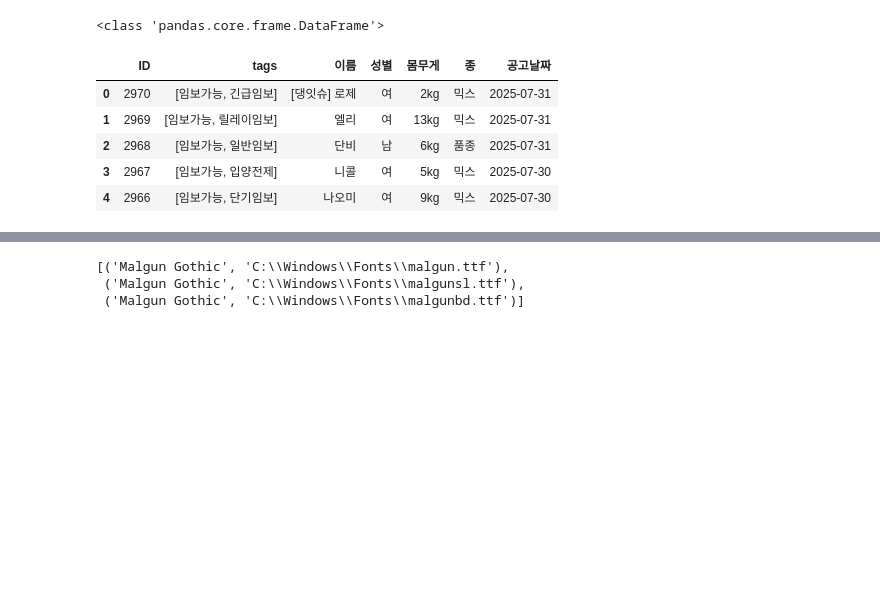
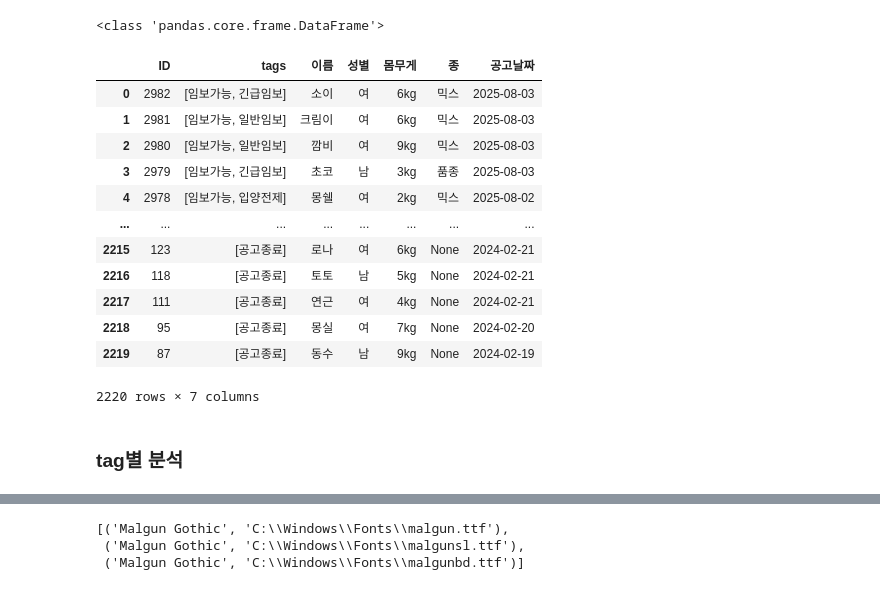
Before and after one commit to cooperear/SK_Shielders_4th_rookie_1st_Team_Project, a Jupyter notebook: dog_data_scraping.ipynb, the cells around one changed output, grey strips where cells are left out. Cells and saved outputs as stored; diff of their text form; code cells hidden in the pictures; blank space fills up the shorter version.

```diff
--- a/dog_data_scraping.ipynb
+++ b/dog_data_scraping.ipynb
@@ -86,17 +86,26 @@ with open('data/dog_data.json','w',encoding='utf-8') as file:
 # %%
 import pandas as pd
 
 dog_df = pd.read_json('data/dog_data.json')
 print(type(dog_df))
-dog_df.head()
+dog_df
 # %% [output]
 <class 'pandas.core.frame.DataFrame'>
 |  | ID | tags | 이름 | 성별 | 몸무게 | 종 | 공고날짜 |
-| 0 | 2970 | [임보가능, 긴급임보] | [댕잇슈] 로제 | 여 | 2kg | 믹스 | 2025-07-31 |
-| 1 | 2969 | [임보가능, 릴레이임보] | 엘리 | 여 | 13kg | 믹스 | 2025-07-31 |
-| 2 | 2968 | [임보가능, 일반임보] | 단비 | 남 | 6kg | 품종 | 2025-07-31 |
-| 3 | 2967 | [임보가능, 입양전제] | 니콜 | 여 | 5kg | 믹스 | 2025-07-30 |
-| 4 | 2966 | [임보가능, 단기임보] | 나오미 | 여 | 9kg | 믹스 | 2025-07-30 |
+| 0 | 2982 | [임보가능, 긴급임보] | 소이 | 여 | 6kg | 믹스 | 2025-08-03 |
+| 1 | 2981 | [임보가능, 일반임보] | 크림이 | 여 | 6kg | 믹스 | 2025-08-03 |
+| 2 | 2980 | [임보가능, 일반임보] | 깜비 | 여 | 9kg | 믹스 | 2025-08-03 |
+| 3 | 2979 | [임보가능, 긴급임보] | 초코 | 남 | 3kg | 품종 | 2025-08-03 |
+| 4 | 2978 | [임보가능, 입양전제] | 몽쉘 | 여 | 2kg | 믹스 | 2025-08-02 |
+| ... | ... | ... | ... | ... | ... | ... | ... |
+| 2215 | 123 | [공고종료] | 로나 | 여 | 6kg | None | 2024-02-21 |
+| 2216 | 118 | [공고종료] | 토토 | 남 | 5kg | None | 2024-02-21 |
+| 2217 | 111 | [공고종료] | 연근 | 여 | 4kg | None | 2024-02-21 |
+| 2218 | 95 | [공고종료] | 몽실 | 여 | 7kg | None | 2024-02-20 |
+| 2219 | 87 | [공고종료] | 동수 | 남 | 9kg | None | 2024-02-19 |
+2220 rows × 7 columns
+# %% [markdown]
+### tag별 분석
 # %%
 #explode 써서 tag list 분리
 dog_df.explode('tags')['tags'].value_counts()
```
Also changed, not shown: parts of 27 cells of this notebook, 1 other file.
